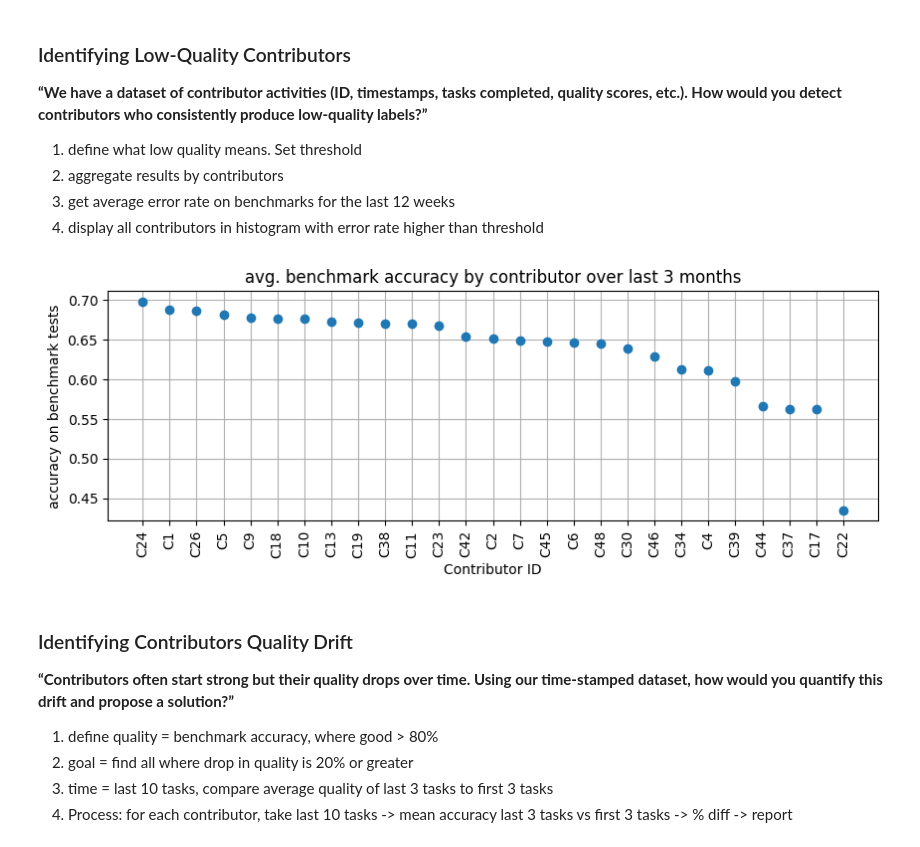
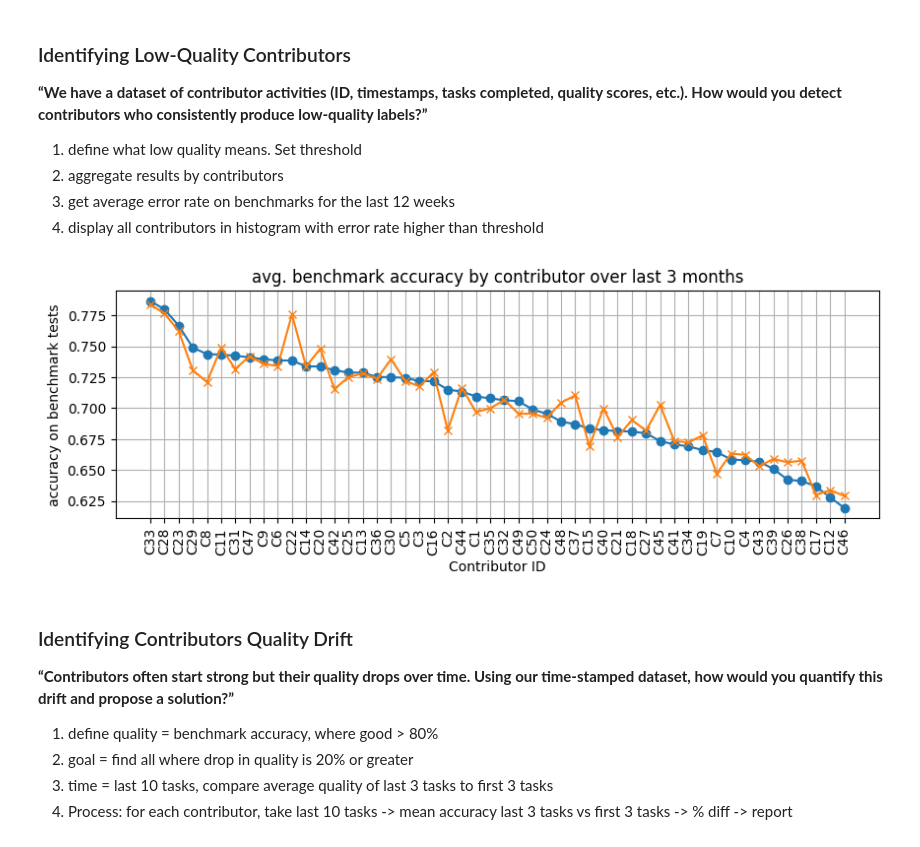
Before and after one commit to bayek10/data-analysis, a Jupyter notebook: AI_data_labeler_quality_analysis.ipynb, the cells around one changed output. Saved outputs shown, nothing was run; the diff lists cells and outputs as text; code cells hidden in the pictures.

```diff
--- a/AI_data_labeler_quality_analysis.ipynb
+++ b/AI_data_labeler_quality_analysis.ipynb
@@ -179,36 +179,36 @@ df.head(3)
 # %%
 import matplotlib.pyplot as plt
 
 threshold = 0.70
 start_time = pd.to_datetime('2023-10-01')
 
 recents = df[df['start_time'] > start_time]
 aggregated = recents.groupby('contributor_id')['benchmark_accuracy'].mean().sort_values(ascending=False)
-aggregated = aggregated[aggregated < threshold]
+# aggregated = aggregated[aggregated < threshold]
+
+grouped = df.groupby('contributor_id').agg({
+    'benchmark_accuracy': 'mean',
+    'avg_label_correctness_score': 'mean',
+    'relabeled_count': 'sum',
+    'tasks_completed': 'sum'
+}).reset_index().sort_values(by='benchmark_accuracy', ascending=False)
+grouped['relabel_rate'] = grouped['relabeled_count'] / grouped['tasks_completed'] * 100
+
+grouped
 
 plt.figure(figsize=(10, 3))
 # plt.bar(aggregated.index, aggregated.values)
 plt.xticks(rotation=90)
-# plt.subplots_adjust(right=2)
 plt.title("avg. benchmark accuracy by contributor over last 3 months")
 plt.grid(True)
 plt.xlabel('Contributor ID')
 plt.ylabel('accuracy on benchmark tests')
-
-plt.plot(aggregated, marker='o', linestyle='')
-
-# fig1, ax1 = plt.subplots()
-# ax1.plot([1, 2, 3], [4, 5, 6])
-# ax1.set_title('Figure 1')
-
-# # Create the second figure and axes
-# fig2, ax2 = plt.subplots()
-# ax2.plot([1, 2, 3], [4, 5, 6])
-# ax2.set_title('Figure 2')
+plt.plot(grouped['contributor_id'], grouped['benchmark_accuracy'], marker='o', linestyle='-')
+plt.plot(grouped['contributor_id'], grouped['avg_label_correctness_score'], marker='x', linestyle='-')
 
 plt.show()
 # %% [output]
-[figure, old version]
+[figure, new version]
 # %% [markdown]
 ### Identifying Contributors Quality Drift
 **“Contributors often start strong but their quality drops over time. Using our time-stamped dataset, how would you quantify this drift and propose a solution?”**
```
